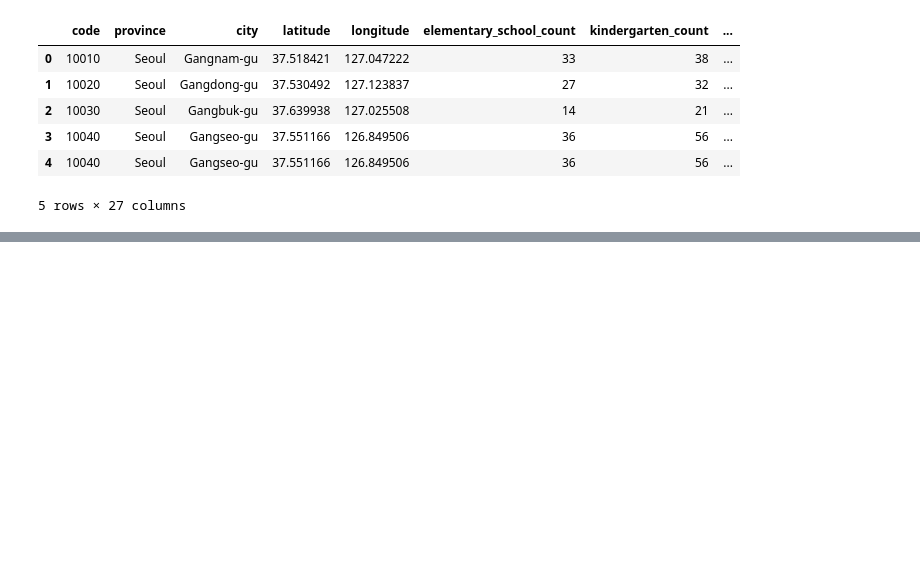
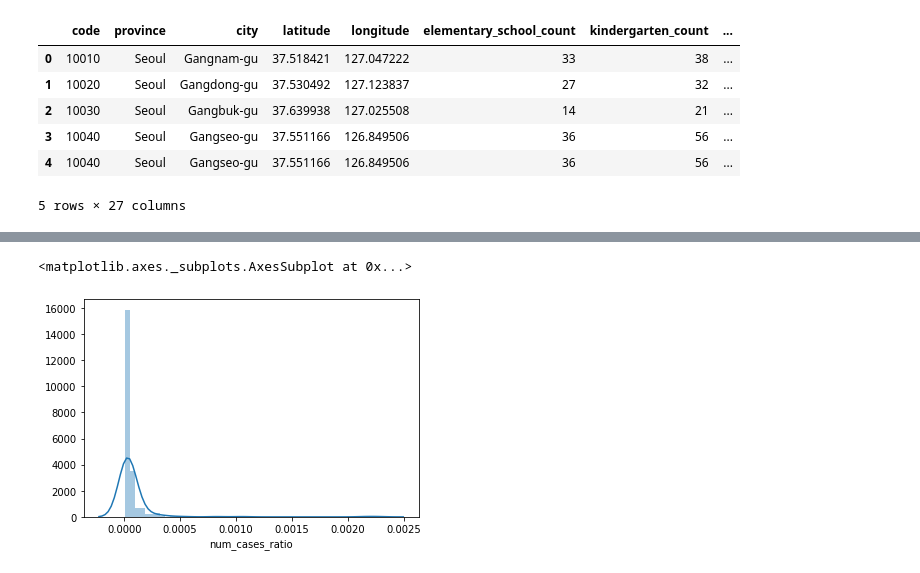
Before and after one commit to Nickjgniklu/FinalProject-CS6830, a Jupyter notebook: RegionsNick.ipynb, the cells around one changed output, grey strips where cells are left out. Saved outputs shown, nothing was run; the diff lists cells and outputs as text; code cells hidden in the pictures; blank space fills up the shorter version.

```diff
--- a/RegionsNick.ipynb
+++ b/RegionsNick.ipynb
@@ -217,0 +240,3 @@ sns.heatmap(alldf.corr())
+# %%
+avg=alldf.num_cases_ratio.mean()
+alldf["HighRisk"]=alldf.num_cases_ratio>avg
@@ -217,0 +249,5 @@ sns.heatmap(alldf.corr())
+# %%
+sns.distplot(alldf.num_cases_ratio)
+# %% [output]
+<matplotlib.axes._subplots.AxesSubplot at 0x...>
+[figure, added]
```
Also changed, not shown: parts of 7 cells of this notebook.
